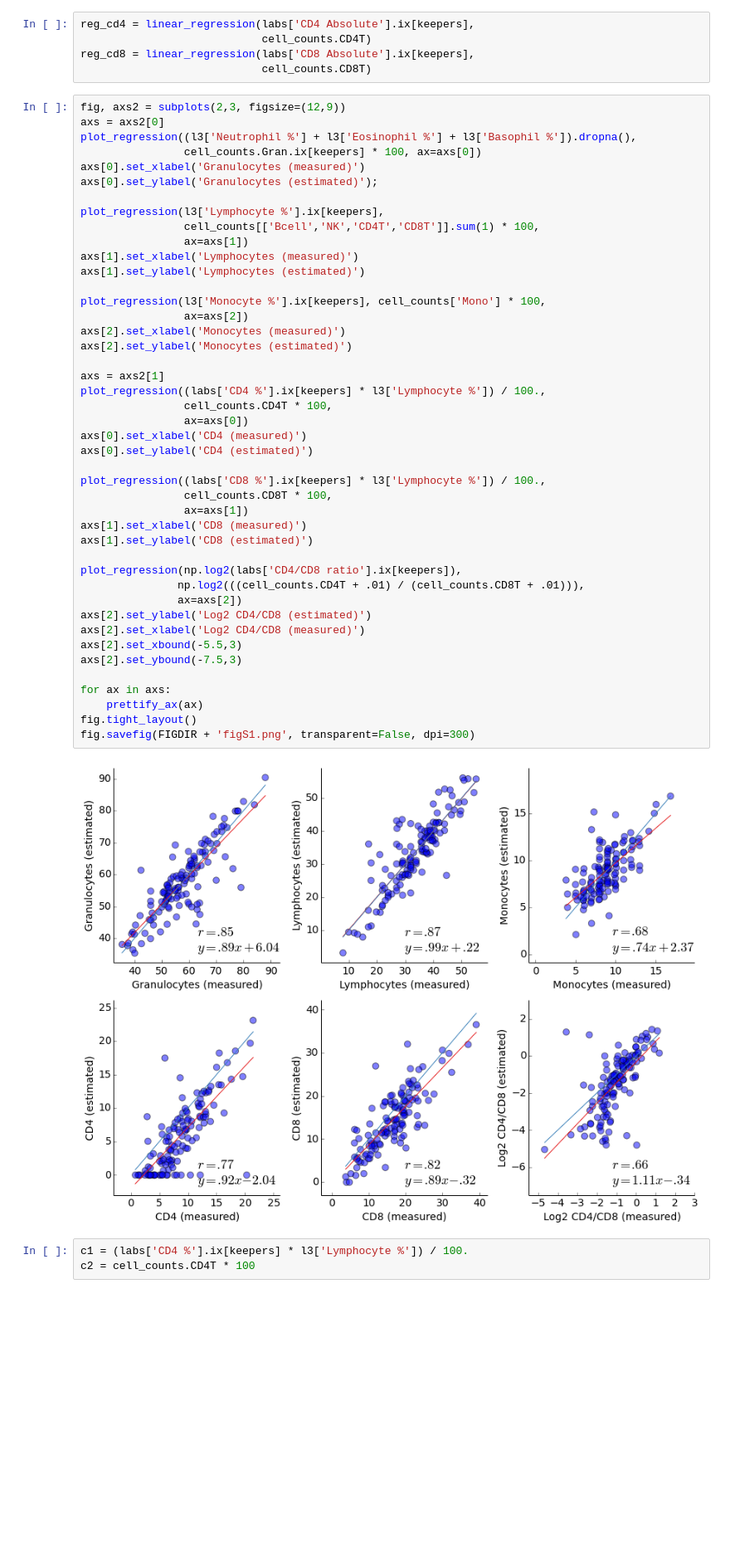
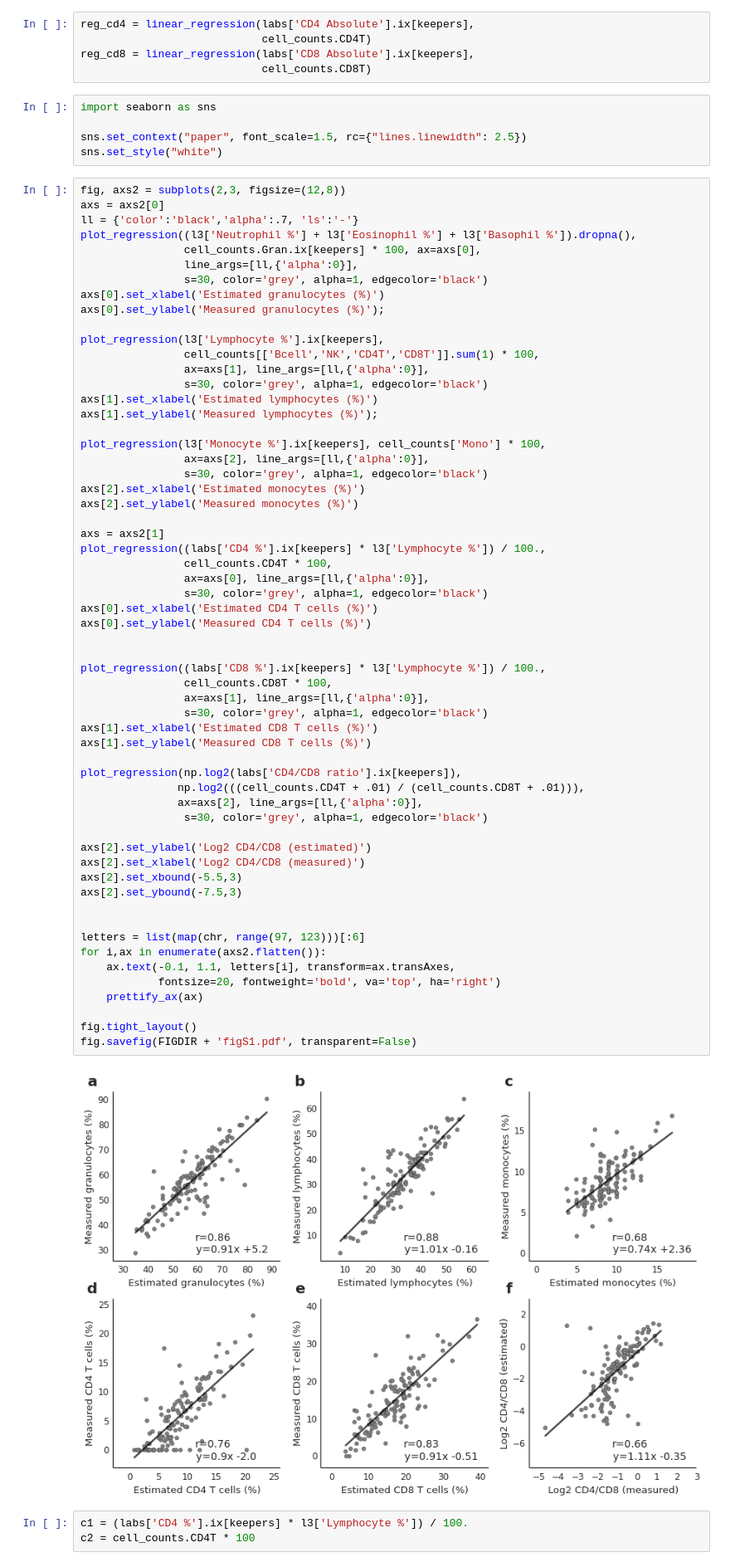
Before and after one commit to theandygross/HIV_Methylation, a Jupyter notebook: Benchmarks/Cell_Composition_Bechmark.ipynb, the cells around one changed output. Shown at 83% size. Cells and saved outputs as stored; diff of their text form; blank space fills up the shorter version.

```diff
--- a/Benchmarks/Cell_Composition_Bechmark.ipynb
+++ b/Benchmarks/Cell_Composition_Bechmark.ipynb
@@ -114,52 +118,72 @@ reg_cd4 = linear_regression(labs['CD4 Absolute'].ix[keepers],
                             cell_counts.CD4T)
 reg_cd8 = linear_regression(labs['CD8 Absolute'].ix[keepers],
                             cell_counts.CD8T)
+# %%
+import seaborn as sns
+
+sns.set_context("paper", font_scale=1.5, rc={"lines.linewidth": 2.5})
+sns.set_style("white")
 # %%
-fig, axs2 = subplots(2,3, figsize=(12,9))
+fig, axs2 = subplots(2,3, figsize=(12,8))
 axs = axs2[0]
+ll = {'color':'black','alpha':.7, 'ls':'-'}
 plot_regression((l3['Neutrophil %'] + l3['Eosinophil %'] + l3['Basophil %']).dropna(),
-                cell_counts.Gran.ix[keepers] * 100, ax=axs[0])
-axs[0].set_xlabel('Granulocytes (measured)')
-axs[0].set_ylabel('Granulocytes (estimated)');
+                cell_counts.Gran.ix[keepers] * 100, ax=axs[0],
+                line_args=[ll,{'alpha':0}],
+                s=30, color='grey', alpha=1, edgecolor='black')
+axs[0].set_xlabel('Estimated granulocytes (%)')
+axs[0].set_ylabel('Measured granulocytes (%)');
 
 plot_regression(l3['Lymphocyte %'].ix[keepers],
                 cell_counts[['Bcell','NK','CD4T','CD8T']].sum(1) * 100,
-                ax=axs[1])
-axs[1].set_xlabel('Lymphocytes (measured)')
-axs[1].set_ylabel('Lymphocytes (estimated)')
+                ax=axs[1], line_args=[ll,{'alpha':0}],
+                s=30, color='grey', alpha=1, edgecolor='black')
+axs[1].set_xlabel('Estimated lymphocytes (%)')
+axs[1].set_ylabel('Measured lymphocytes (%)');
 
 plot_regression(l3['Monocyte %'].ix[keepers], cell_counts['Mono'] * 100,
-                ax=axs[2])
-axs[2].set_xlabel('Monocytes (measured)')
-axs[2].set_ylabel('Monocytes (estimated)')
+                ax=axs[2], line_args=[ll,{'alpha':0}],
+                s=30, color='grey', alpha=1, edgecolor='black')
+axs[2].set_xlabel('Estimated monocytes (%)')
+axs[2].set_ylabel('Measured monocytes (%)')
 
 axs = axs2[1]
 plot_regression((labs['CD4 %'].ix[keepers] * l3['Lymphocyte %']) / 100.,
                 cell_counts.CD4T * 100,
-                ax=axs[0])
-axs[0].set_xlabel('CD4 (measured)')
-axs[0].set_ylabel('CD4 (estimated)')
+                ax=axs[0], line_args=[ll,{'alpha':0}],
+                s=30, color='grey', alpha=1, edgecolor='black')
+axs[0].set_xlabel('Estimated CD4 T cells (%)')
+axs[0].set_ylabel('Measured CD4 T cells (%)')
+
 
 plot_regression((labs['CD8 %'].ix[keepers] * l3['Lymphocyte %']) / 100.,
                 cell_counts.CD8T * 100,
-                ax=axs[1])
-axs[1].set_xlabel('CD8 (measured)')
-axs[1].set_ylabel('CD8 (estimated)')
+                ax=axs[1], line_args=[ll,{'alpha':0}],
+                s=30, color='grey', alpha=1, edgecolor='black')
+axs[1].set_xlabel('Estimated CD8 T cells (%)')
+axs[1].set_ylabel('Measured CD8 T cells (%)')
 
 plot_regression(np.log2(labs['CD4/CD8 ratio'].ix[keepers]),
                np.log2(((cell_counts.CD4T + .01) / (cell_counts.CD8T + .01))),
-               ax=axs[2])
+               ax=axs[2], line_args=[ll,{'alpha':0}],
+                s=30, color='grey', alpha=1, edgecolor='black')
+
 axs[2].set_ylabel('Log2 CD4/CD8 (estimated)')
 axs[2].set_xlabel('Log2 CD4/CD8 (measured)')
 axs[2].set_xbound(-5.5,3)
 axs[2].set_ybound(-7.5,3)
 
-for ax in axs:
+
+letters = list(map(chr, range(97, 123)))[:6]
+for i,ax in enumerate(axs2.flatten()):
+    ax.text(-0.1, 1.1, letters[i], transform=ax.transAxes,
+            fontsize=20, fontweight='bold', va='top', ha='right')
     prettify_ax(ax)
+
 fig.tight_layout()
-fig.savefig(FIGDIR + 'figS1.png', transparent=False, dpi=300)
+fig.savefig(FIGDIR + 'figS1.pdf', transparent=False)
 # %% [output]
-[figure, old version]
+[figure, new version]
 # %%
 c1 = (labs['CD4 %'].ix[keepers] * l3['Lymphocyte %']) / 100.
 c2 = cell_counts.CD4T * 100
```
Also changed, not shown: parts of 40 cells of this notebook, 34 other files.
